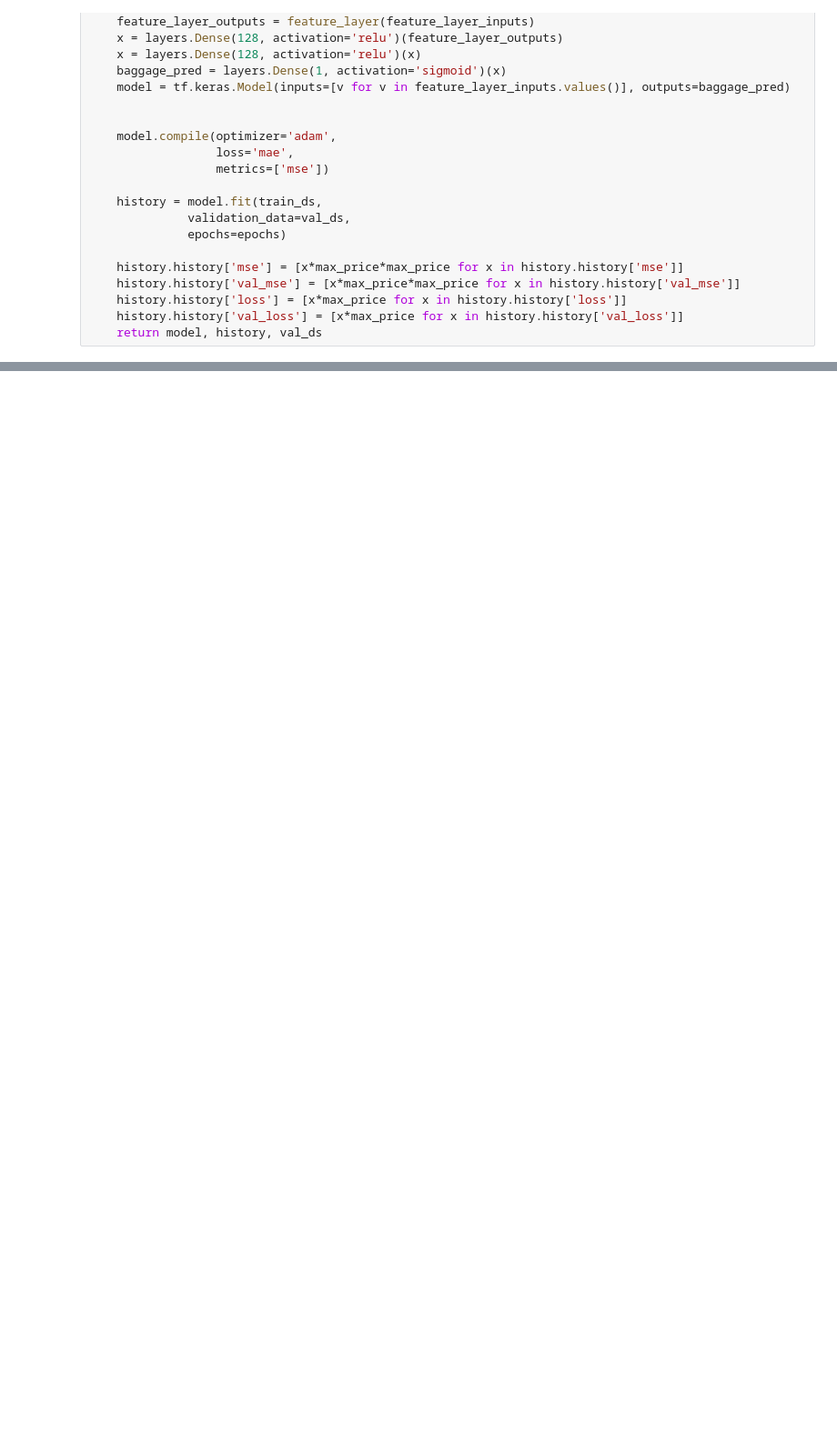
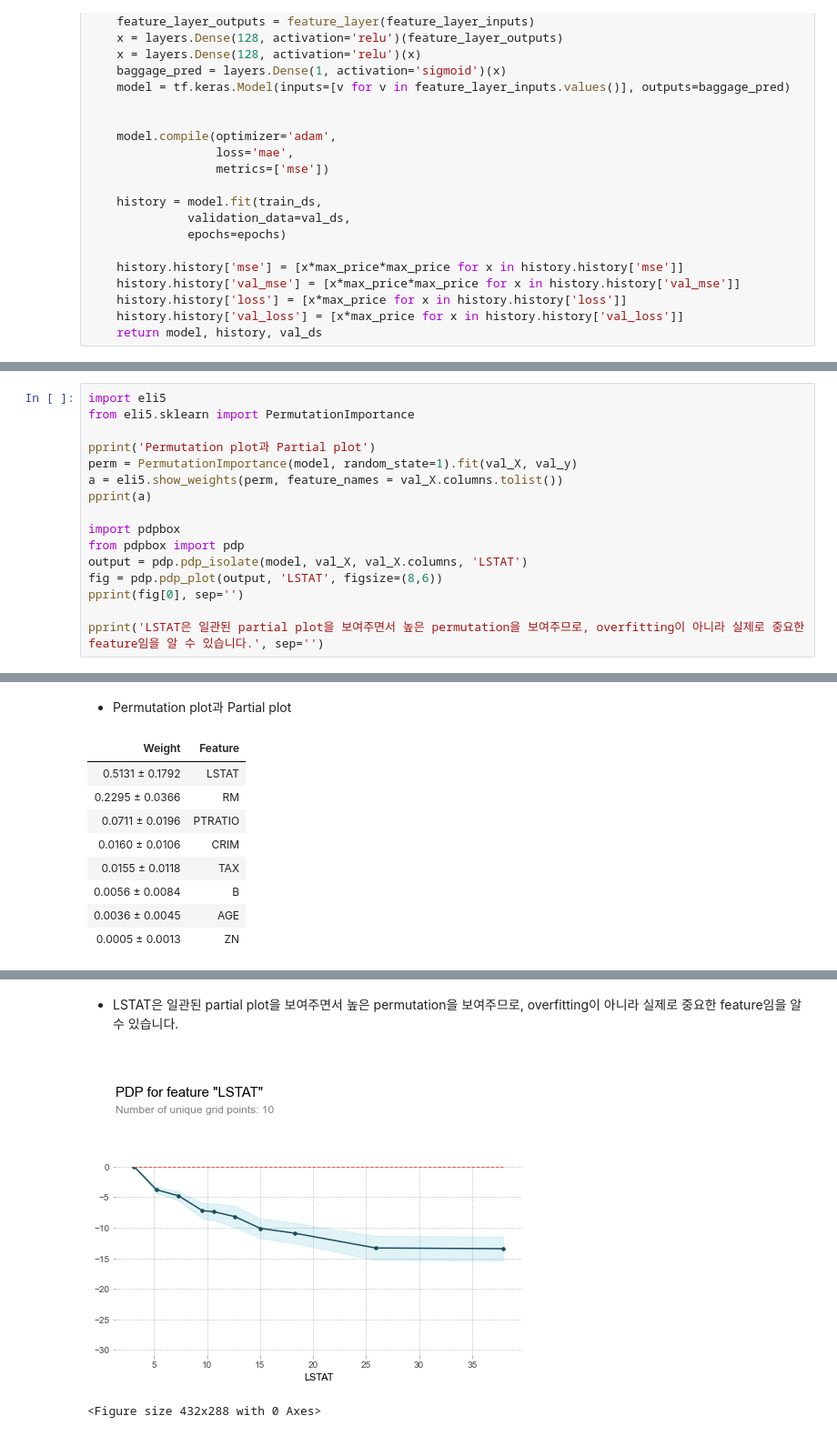
Before and after one commit to Thessal/kakao_interview, a Jupyter notebook: problem_3.ipynb, the cells around one changed output, grey strips where cells are left out. Shown at 91% size. Saved outputs shown, nothing was run; the diff lists cells and outputs as text; blank space fills up the shorter version.

```diff
--- a/problem_3.ipynb
+++ b/problem_3.ipynb
@@ -673,0 +743,17 @@ if not allow_validation_set_modification:
+# %%
+import eli5
+from eli5.sklearn import PermutationImportance
+
+pprint('Permutation plot과 Partial plot')
+perm = PermutationImportance(model, random_state=1).fit(val_X, val_y)
+a = eli5.show_weights(perm, feature_names = val_X.columns.tolist())
+pprint(a)
+
+import pdpbox
+from pdpbox import pdp
+output = pdp.pdp_isolate(model, val_X, val_X.columns, 'LSTAT')
+fig = pdp.pdp_plot(output, 'LSTAT', figsize=(8,6))
+pprint(fig[0], sep='')
+
+pprint('LSTAT은 일관된 partial plot을 보여주면서 높은 permutation을 보여주므로, overfitting이 아니라 실제로 중요한 feature임을 알 수 있습니다.', sep='')
+# %% [output]
@@ -673,0 +762,10 @@ if not allow_validation_set_modification:
+Permutation plot과 Partial plot
+| Weight | Feature |
+| 0.5131 ± 0.1792 | LSTAT |
+| 0.2295 ± 0.0366 | RM |
+| 0.0711 ± 0.0196 | PTRATIO |
+| 0.0160 ± 0.0106 | CRIM |
+| 0.0155 ± 0.0118 | TAX |
+| 0.0056 ± 0.0084 | B |
+| 0.0036 ± 0.0045 | AGE |
+| 0.0005 ± 0.0013 | ZN |
@@ -674,2 +773,5 @@ if not allow_validation_set_modification:
+LSTAT은 일관된 partial plot을 보여주면서 높은 permutation을 보여주므로, overfitting이 아니라 실제로 중요한 feature임을 알 수 있습니다.
+[figure, added]
+<Figure size 432x288 with 0 Axes>
 # %%
 display(HTML(html_output))
```
Also changed, not shown: parts of 16 cells of this notebook, 1 other file.
